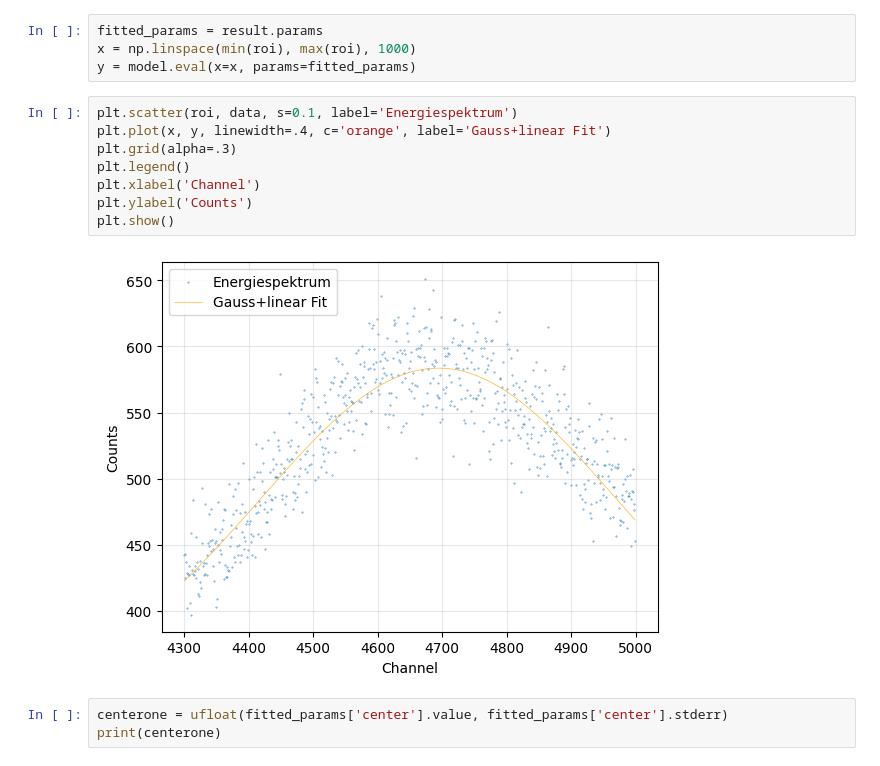
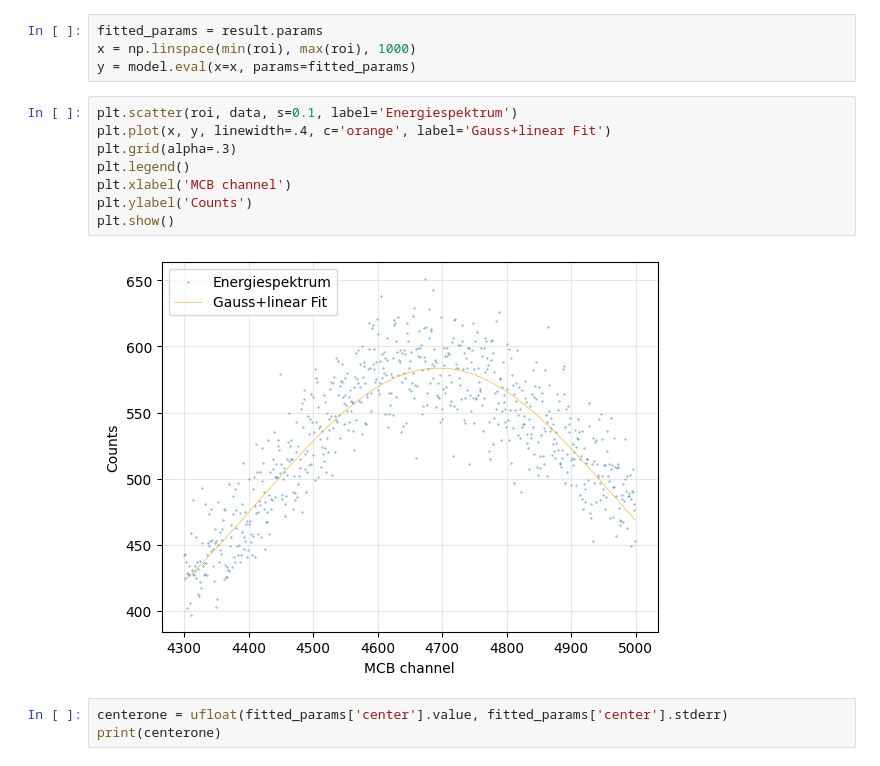
Before and after one commit to Moritz-Wald/GammaGamma, a Jupyter notebook: Energieauflösung_BAF2.ipynb, the cells around one changed output. Cells and saved outputs as stored; diff of their text form.

```diff
--- a/Energieauflösung_BAF2.ipynb
+++ b/Energieauflösung_BAF2.ipynb
@@ -74,13 +74,13 @@ y = model.eval(x=x, params=fitted_params)
 # %%
 plt.scatter(roi, data, s=0.1, label='Energiespektrum')
 plt.plot(x, y, linewidth=.4, c='orange', label='Gauss+linear Fit')
 plt.grid(alpha=.3)
 plt.legend()
-plt.xlabel('Channel')
+plt.xlabel('MCB channel')
 plt.ylabel('Counts')
 plt.show()
 # %% [output]
-[figure, old version]
+[figure, new version]
 # %%
 centerone = ufloat(fitted_params['center'].value, fitted_params['center'].stderr)
 print(centerone)
```
Also changed, not shown: parts of 4 cells of this notebook, 2 other files.
